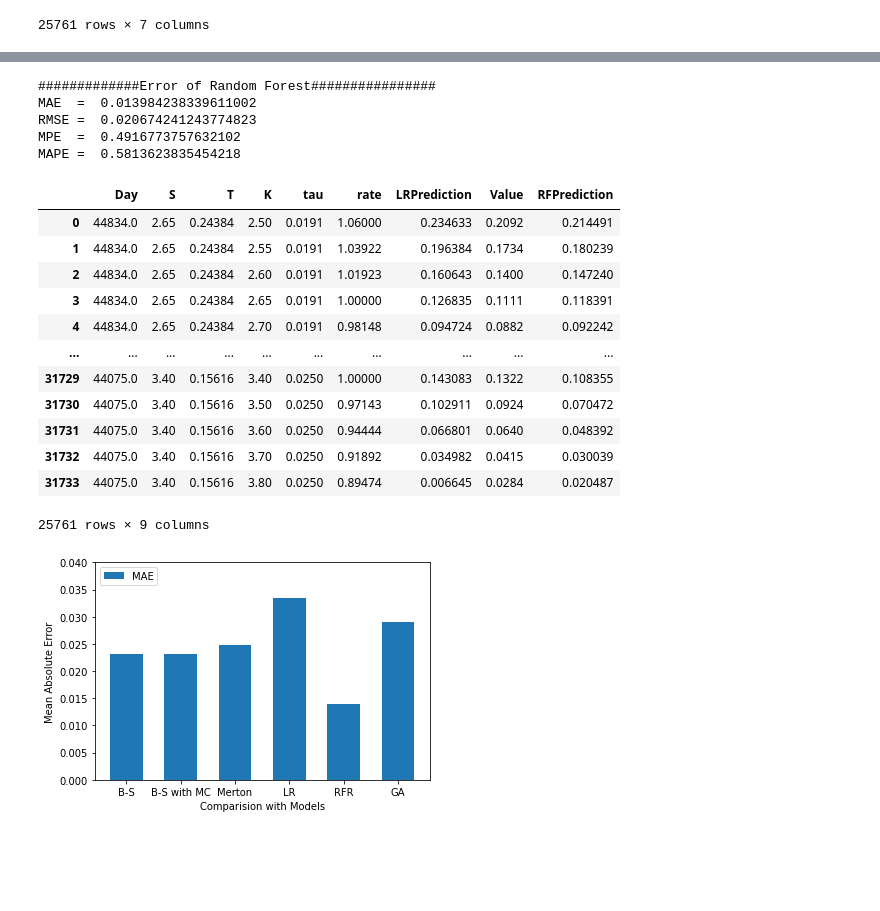
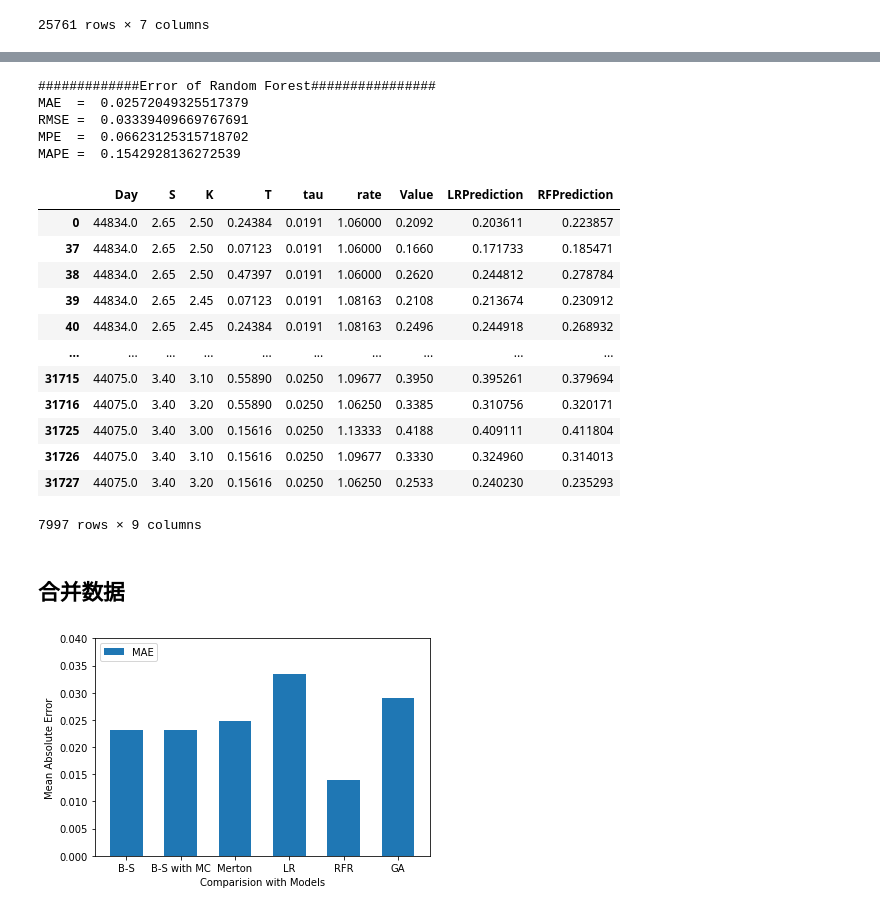
Before and after one commit to yangfy0608/CS277_Option_Price_Prediction, a Jupyter notebook: 传统机器学习模型/Comparison.ipynb, the cells around one changed output, grey strips where cells are left out. Drawn from its saved outputs; the diff is of its cells as text; code cells hidden in the pictures; blank space fills up the shorter version.

Commit message:
optimized data

```diff
--- a/传统机器学习模型/Comparison.ipynb
+++ b/传统机器学习模型/Comparison.ipynb
@@ -49,0 +32,12 @@ X
+# %%
+X = df1.drop(["Day", "Value"], axis=1)  # 选择特征值和标签值
+Y = df1.Value
+X_1 = df1[(df1.rate < 0.95) ].drop(["Day", "Value"], axis=1)
+Y_1 = df1[(df1.rate < 0.95) ].Value
+X_2 = df1[(df1.rate >= 0.95) & (df1.rate < 1.05)
+          ].drop(["Day", "Value"], axis=1)
+Y_2 = df1[(df1.rate >= 0.95) & (df1.rate < 1.05)].Value
+X_3 = df1[(df1.rate>= 1.05)
+          ].drop(["Day", "Value"], axis=1)
+Y_3 = df1[(df1.rate >=  1.05)].Value
+X_1
@@ -119,41 +368,49 @@ df2.dropna()
 # %%
-error2 = [0, 0, 0, 0]
-temp=[]
-for train_index, test_index in KFold(n_splits=5,shuffle = True,random_state = 17).split(X, Y):
-    X_train, X_test = X.iloc[train_index], X.iloc[test_index]
-    Y_train, Y_test = Y.iloc[train_index], Y.iloc[test_index]
+error8 = [0, 0, 0, 0]
+temp = []
+for train_index, test_index in KFold(n_splits=5,shuffle = True,random_state = 17).split(X_3, Y_3):
+    X_train, X_test = X_3.iloc[train_index], X_3.iloc[test_index]
+    Y_train, Y_test = Y_3.iloc[train_index], Y_3.iloc[test_index]
     model = RandomForestRegressor(
         n_estimators=190,
         max_depth=12,
         max_features='log2',
         random_state=42,
         min_samples_leaf=1
     )
     model.fit(X_train, Y_train)
     predictions = model.predict(X_test)
-    error2 += getError(predictions, np.array(Y_test))
-error2 /=5
+    predictions[predictions < 0] = random.uniform(0,0.01)
+    error6 += getError(predictions, np.array(Y_test))
+    Y_test = pd.DataFrame(Y_test)
+    Y_test.insert(1,"RFPrediction",predictions)
+    temp.append(Y_test)
+error6 /=5
 print("#############Error of Random Forest################")
-print("MAE  = ", error2[0])
-print("RMSE = ", error2[1])
-print("MPE  = ", error2[2])
-print("MAPE = ", error2[3])
+print("MAE  = ", error6[0])
+print("RMSE = ", error6[1])
+print("MPE  = ", error6[2])
+print("MAPE = ", error6[3])
+temp = pd.concat(temp)
+df9 =  pd.concat([df8.drop(['Value'],axis=1), temp], axis=1)
+df9 = df9[["Day","S","K","T","tau","rate","Value","LRPrediction","RFPrediction"]]
+df9
 # %% [output]
 #############Error of Random Forest################
-MAE  =  0.013984238339611002
-RMSE =  0.020674241243774823
-MPE  =  0.4916773757632102
-MAPE =  0.5813623835454218
+MAE  =  0.02572049325517379
+RMSE =  0.03339409669767691
+MPE  =  0.06623125315718702
+MAPE =  0.1542928136272539
-|  | Day | S | T | K | tau | rate | LRPrediction | Value | RFPrediction |
-| 0 | 44834.0 | 2.65 | 0.24384 | 2.50 | 0.0191 | 1.06000 | 0.234633 | 0.2092 | 0.214491 |
-| 1 | 44834.0 | 2.65 | 0.24384 | 2.55 | 0.0191 | 1.03922 | 0.196384 | 0.1734 | 0.180239 |
-| 2 | 44834.0 | 2.65 | 0.24384 | 2.60 | 0.0191 | 1.01923 | 0.160643 | 0.1400 | 0.147240 |
-| 3 | 44834.0 | 2.65 | 0.24384 | 2.65 | 0.0191 | 1.00000 | 0.126835 | 0.1111 | 0.118391 |
-| 4 | 44834.0 | 2.65 | 0.24384 | 2.70 | 0.0191 | 0.98148 | 0.094724 | 0.0882 | 0.092242 |
+|  | Day | S | K | T | tau | rate | Value | LRPrediction | RFPrediction |
+| 0 | 44834.0 | 2.65 | 2.50 | 0.24384 | 0.0191 | 1.06000 | 0.2092 | 0.203611 | 0.223857 |
+| 37 | 44834.0 | 2.65 | 2.50 | 0.07123 | 0.0191 | 1.06000 | 0.1660 | 0.171733 | 0.185471 |
+| 38 | 44834.0 | 2.65 | 2.50 | 0.47397 | 0.0191 | 1.06000 | 0.2620 | 0.244812 | 0.278784 |
+| 39 | 44834.0 | 2.65 | 2.45 | 0.07123 | 0.0191 | 1.08163 | 0.2108 | 0.213674 | 0.230912 |
+| 40 | 44834.0 | 2.65 | 2.45 | 0.24384 | 0.0191 | 1.08163 | 0.2496 | 0.244918 | 0.268932 |
 | ... | ... | ... | ... | ... | ... | ... | ... | ... | ... |
-| 31729 | 44075.0 | 3.40 | 0.15616 | 3.40 | 0.0250 | 1.00000 | 0.143083 | 0.1322 | 0.108355 |
-| 31730 | 44075.0 | 3.40 | 0.15616 | 3.50 | 0.0250 | 0.97143 | 0.102911 | 0.0924 | 0.070472 |
-| 31731 | 44075.0 | 3.40 | 0.15616 | 3.60 | 0.0250 | 0.94444 | 0.066801 | 0.0640 | 0.048392 |
-| 31732 | 44075.0 | 3.40 | 0.15616 | 3.70 | 0.0250 | 0.91892 | 0.034982 | 0.0415 | 0.030039 |
-| 31733 | 44075.0 | 3.40 | 0.15616 | 3.80 | 0.0250 | 0.89474 | 0.006645 | 0.0284 | 0.020487 |
+| 31715 | 44075.0 | 3.40 | 3.10 | 0.55890 | 0.0250 | 1.09677 | 0.3950 | 0.395261 | 0.379694 |
+| 31716 | 44075.0 | 3.40 | 3.20 | 0.55890 | 0.0250 | 1.06250 | 0.3385 | 0.310756 | 0.320171 |
+| 31725 | 44075.0 | 3.40 | 3.00 | 0.15616 | 0.0250 | 1.13333 | 0.4188 | 0.409111 | 0.411804 |
+| 31726 | 44075.0 | 3.40 | 3.10 | 0.15616 | 0.0250 | 1.09677 | 0.3330 | 0.324960 | 0.314013 |
+| 31727 | 44075.0 | 3.40 | 3.20 | 0.15616 | 0.0250 | 1.06250 | 0.2533 | 0.240230 | 0.235293 |
-25761 rows × 9 columns
+7997 rows × 9 columns
@@ -162,0 +417,2 @@ df3.to_csv("./data/Prediction.csv",index=False)
+# %% [markdown]
+## 合并数据
```
Also changed, not shown: parts of 17 cells of this notebook, 23 other files.
